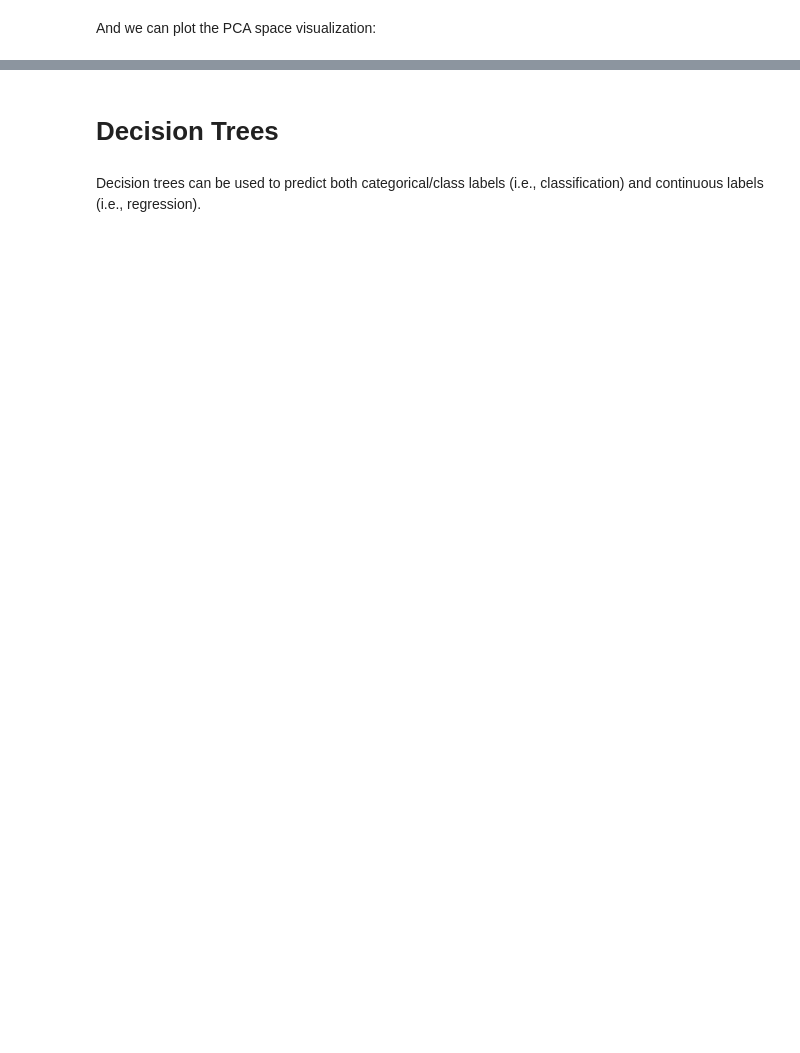
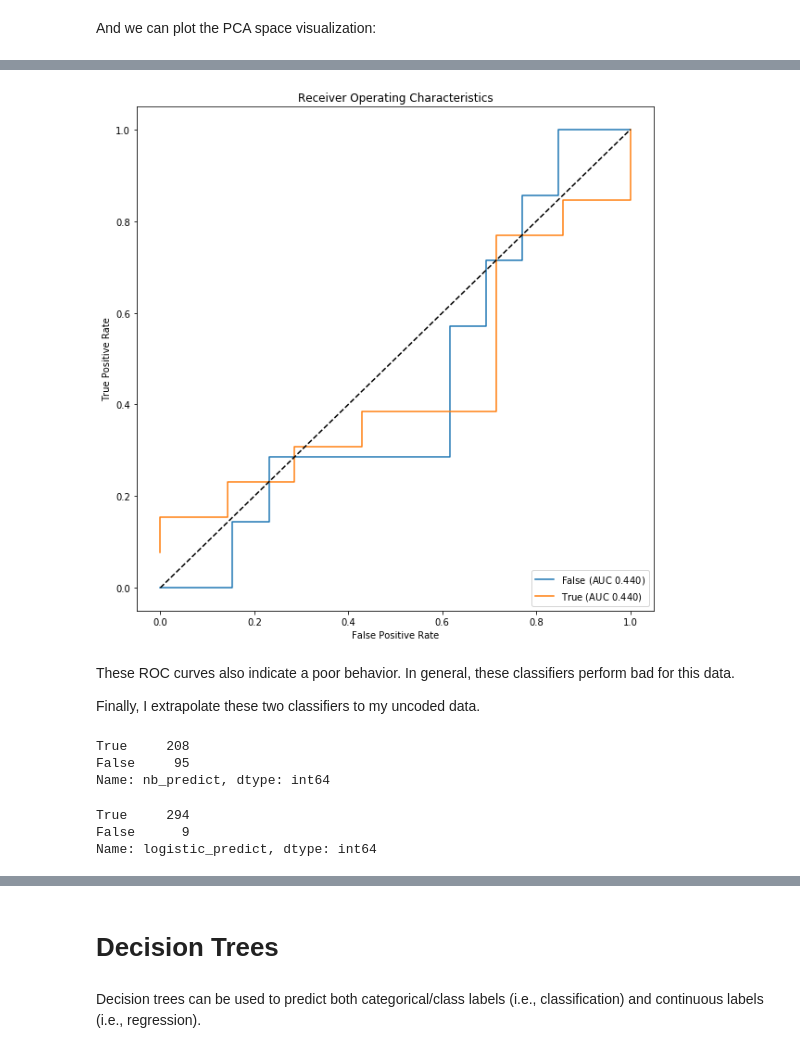
Before and after one commit to luisesanmartin/Content-Analysis-2020, a Jupyter notebook: week-3/3-Classification.ipynb, the cells around one changed output, grey strips where cells are left out. Cells and saved outputs as stored; diff of their text form; code cells hidden in the pictures; blank space fills up the shorter version.

```diff
--- a/week-3/3-Classification.ipynb
+++ b/week-3/3-Classification.ipynb
@@ -1055,0 +1262,8 @@ For future homework submissions, I'll take care to increase this sample size in
+# %%
+lucem_illud_2020.plotMultiROC(naiveBayes, test_df_nb)
+# %% [output]
+[figure, added]
+# %% [markdown]
+These ROC curves also indicate a poor behavior. In general, these classifiers perform bad for this data.
+
+Finally, I extrapolate these two classifiers to my uncoded data.
@@ -1055,0 +1280,12 @@ For future homework submissions, I'll take care to increase this sample size in
+# %%
+uncoded_data['nb_predict'].value_counts()
+# %% [output]
+True     208
+False     95
+Name: nb_predict, dtype: int64
+# %%
+uncoded_data['logistic_predict'].value_counts()
+# %% [output]
+True     294
+False      9
+Name: logistic_predict, dtype: int64
```
Also changed, not shown: parts of 112 cells of this notebook.
